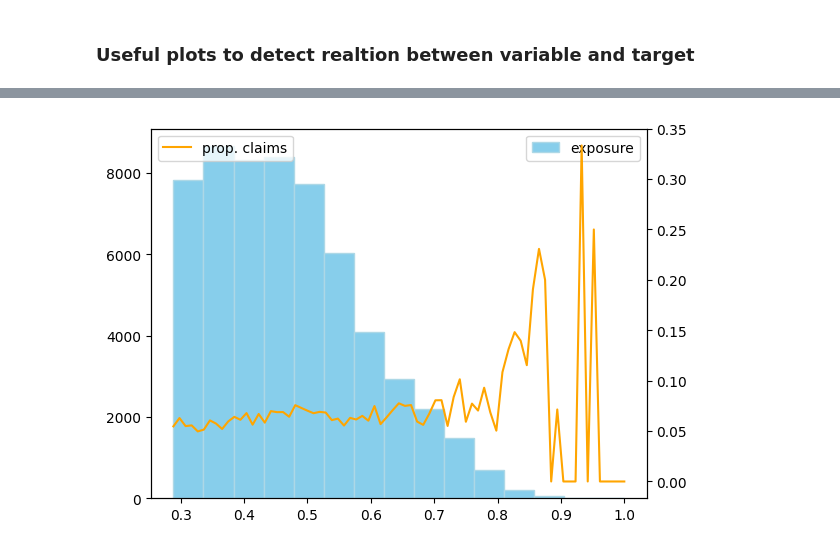
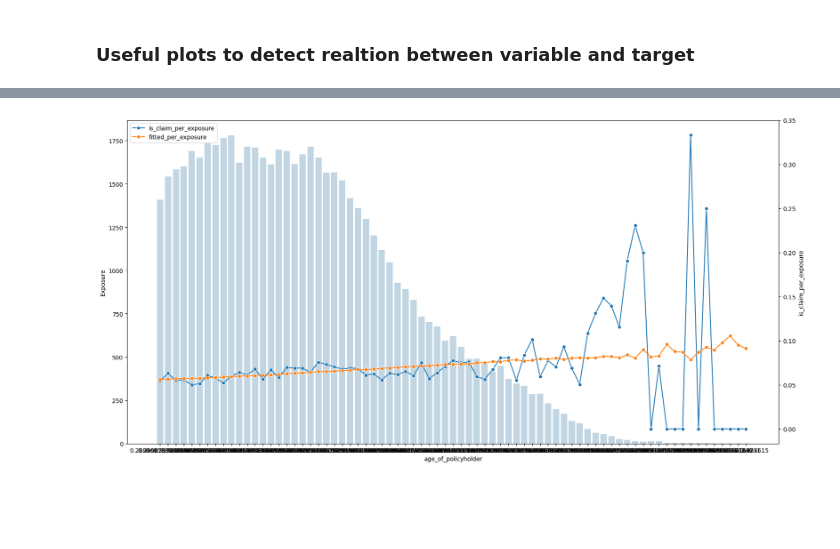
Before and after one commit to unkrejativ/axa-egoi-hands-on-session-2025, a Jupyter notebook: notebooks/insurance_workshop.ipynb, the cells around one changed output, grey strips where cells are left out. Cells and saved outputs as stored; diff of their text form; code cells hidden in the pictures; blank space fills up the shorter version.

```diff
--- a/notebooks/insurance_workshop.ipynb
+++ b/notebooks/insurance_workshop.ipynb
@@ -136,15 +129,7 @@ insurance_claims.boxplot(column=['age_of_policyholder'], by='is_claim')
-# %%
-# 2. Plot to detect nonlinear connections
-
-fig, ax = plt.subplots()
-#plt.plot( insurance_claims.groupby(by=["age_of_policyholder"], dropna=False)["age_of_policyholder"].count() , label="exposure")
-plt.hist( insurance_claims["age_of_policyholder"] , label="exposure", bins=15, color="skyblue", edgecolor="lightblue")
-
-plt.legend()
-ax2 = ax.twinx()
-plt.plot( insurance_claims.groupby(by=["age_of_policyholder"], dropna=False)["is_claim"].mean(), color="orange" , label="prop. claims")
-
-plt.legend()
-plt.show()
-# %% [output]
-[figure, removed]
+# %%
+from utils import plot_dimension
+insurance_claims['fitted']= results.predict(insurance_claims)
+
+plot_dimension(["is_claim", "fitted"], "age_of_policyholder", insurance_claims)
+# %% [output]
+[figure, added]
```
Also changed, not shown: parts of 3 cells of this notebook, 2 other files.
